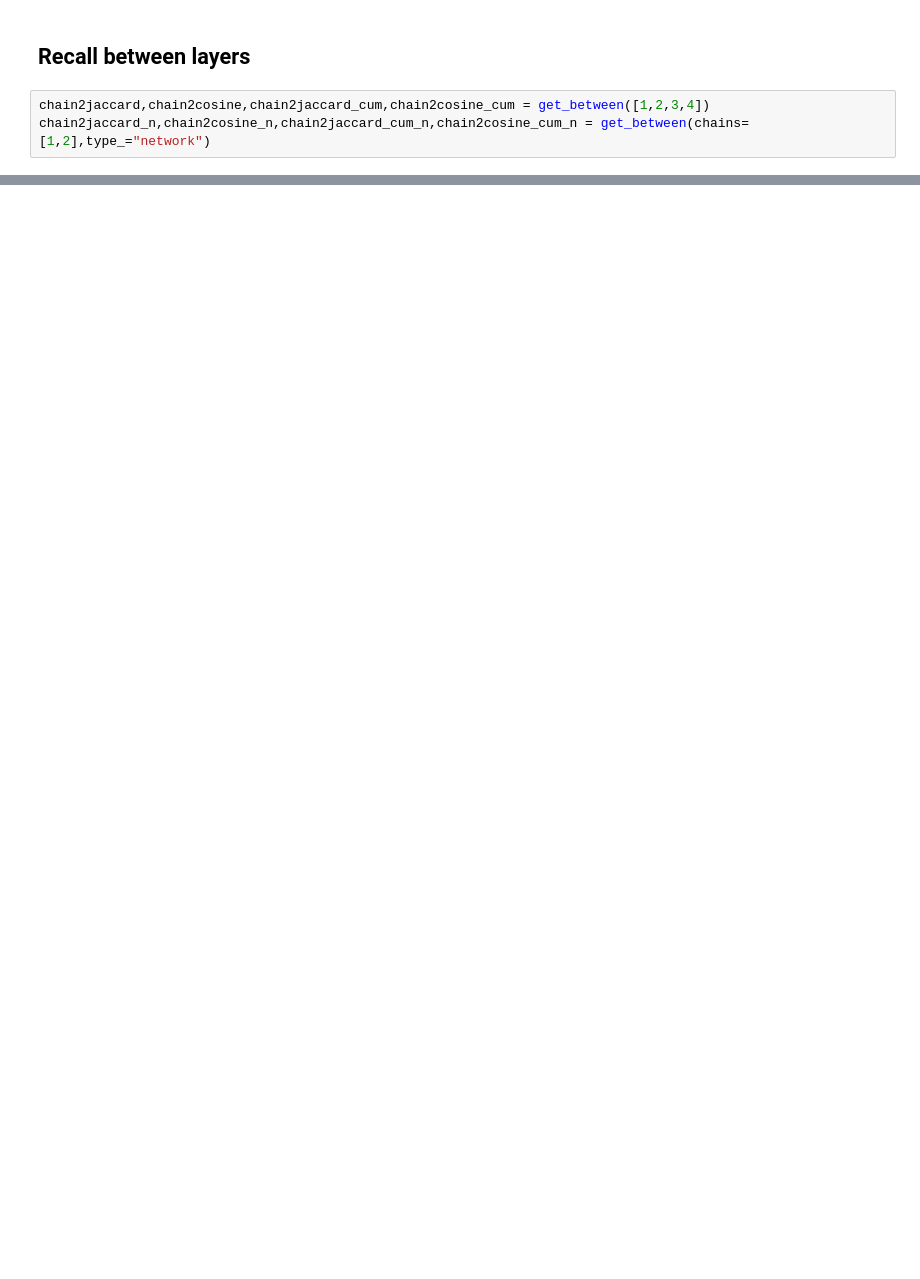
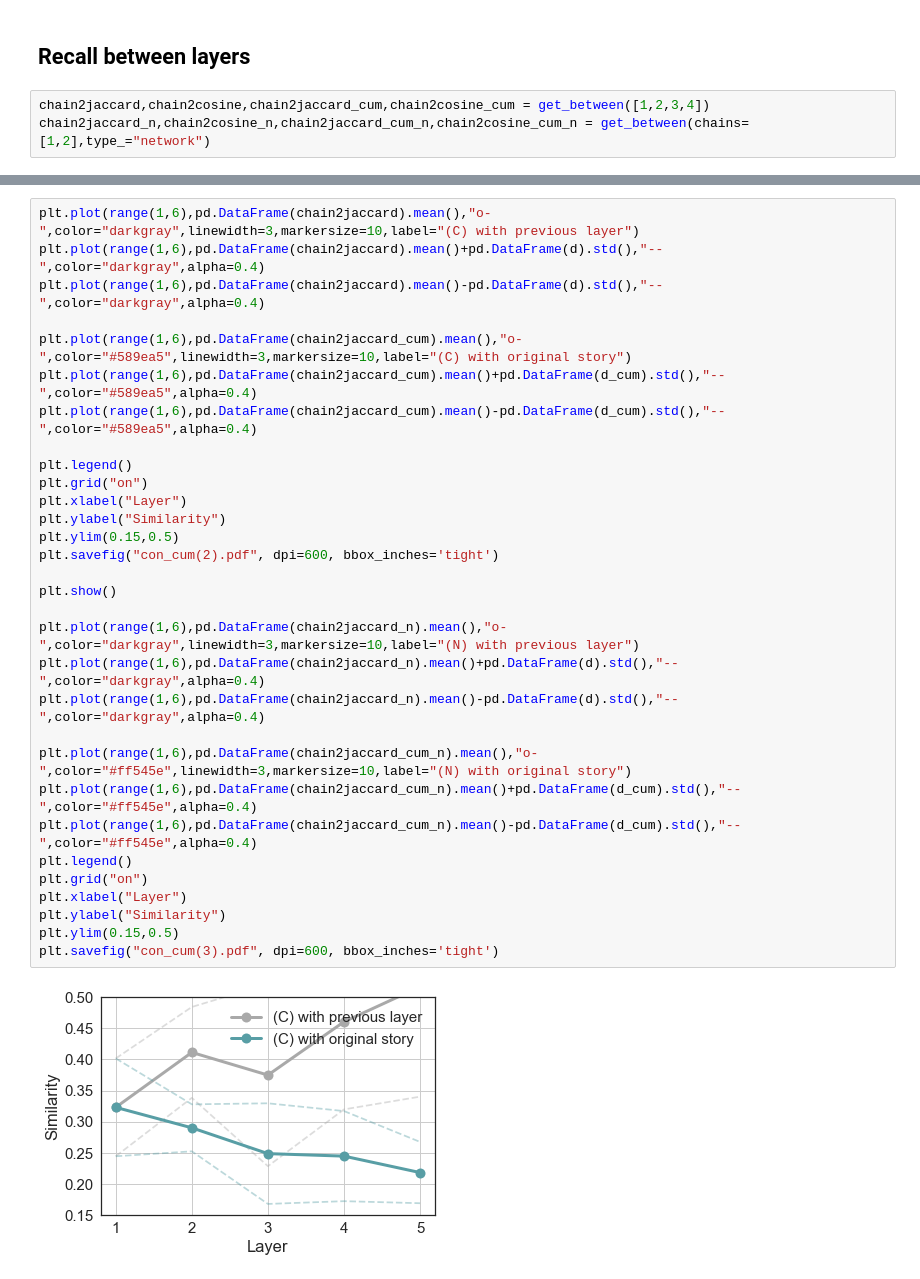
Before and after one commit to jgarciab/rumor_stuff, a Jupyter notebook: rumor_analyze.ipynb, the cells around one changed output, grey strips where cells are left out. Drawn from its saved outputs; the diff is of its cells as text; blank space fills up the shorter version.

```diff
--- a/rumor_analyze.ipynb
+++ b/rumor_analyze.ipynb
@@ -207,0 +268,33 @@ plt.plot(pd.DataFrame(chain2jaccard_cum_n).mean()-pd.DataFrame(chain2jaccard_cum
+# %%
+plt.plot(range(1,6),pd.DataFrame(chain2jaccard).mean(),"o-",color="darkgray",linewidth=3,markersize=10,label="(C) with previous layer")
+plt.plot(range(1,6),pd.DataFrame(chain2jaccard).mean()+pd.DataFrame(d).std(),"--",color="darkgray",alpha=0.4)
+plt.plot(range(1,6),pd.DataFrame(chain2jaccard).mean()-pd.DataFrame(d).std(),"--",color="darkgray",alpha=0.4)
+
+plt.plot(range(1,6),pd.DataFrame(chain2jaccard_cum).mean(),"o-",color="#589ea5",linewidth=3,markersize=10,label="(C) with original story")
+plt.plot(range(1,6),pd.DataFrame(chain2jaccard_cum).mean()+pd.DataFrame(d_cum).std(),"--",color="#589ea5",alpha=0.4)
+plt.plot(range(1,6),pd.DataFrame(chain2jaccard_cum).mean()-pd.DataFrame(d_cum).std(),"--",color="#589ea5",alpha=0.4)
+
+plt.legend()
+plt.grid("on")
+plt.xlabel("Layer")
+plt.ylabel("Similarity")
+plt.ylim(0.15,0.5)
+plt.savefig("con_cum(2).pdf", dpi=600, bbox_inches='tight')
+
+plt.show()
+
+plt.plot(range(1,6),pd.DataFrame(chain2jaccard_n).mean(),"o-",color="darkgray",linewidth=3,markersize=10,label="(N) with previous layer")
+plt.plot(range(1,6),pd.DataFrame(chain2jaccard_n).mean()+pd.DataFrame(d).std(),"--",color="darkgray",alpha=0.4)
+plt.plot(range(1,6),pd.DataFrame(chain2jaccard_n).mean()-pd.DataFrame(d).std(),"--",color="darkgray",alpha=0.4)
+
+plt.plot(range(1,6),pd.DataFrame(chain2jaccard_cum_n).mean(),"o-",color="#ff545e",linewidth=3,markersize=10,label="(N) with original story")
+plt.plot(range(1,6),pd.DataFrame(chain2jaccard_cum_n).mean()+pd.DataFrame(d_cum).std(),"--",color="#ff545e",alpha=0.4)
+plt.plot(range(1,6),pd.DataFrame(chain2jaccard_cum_n).mean()-pd.DataFrame(d_cum).std(),"--",color="#ff545e",alpha=0.4)
+plt.legend()
+plt.grid("on")
+plt.xlabel("Layer")
+plt.ylabel("Similarity")
+plt.ylim(0.15,0.5)
+plt.savefig("con_cum(3).pdf", dpi=600, bbox_inches='tight')
+# %% [output]
+[figure, added]
```
Also changed, not shown: parts of 20 cells of this notebook, 21 other files.
